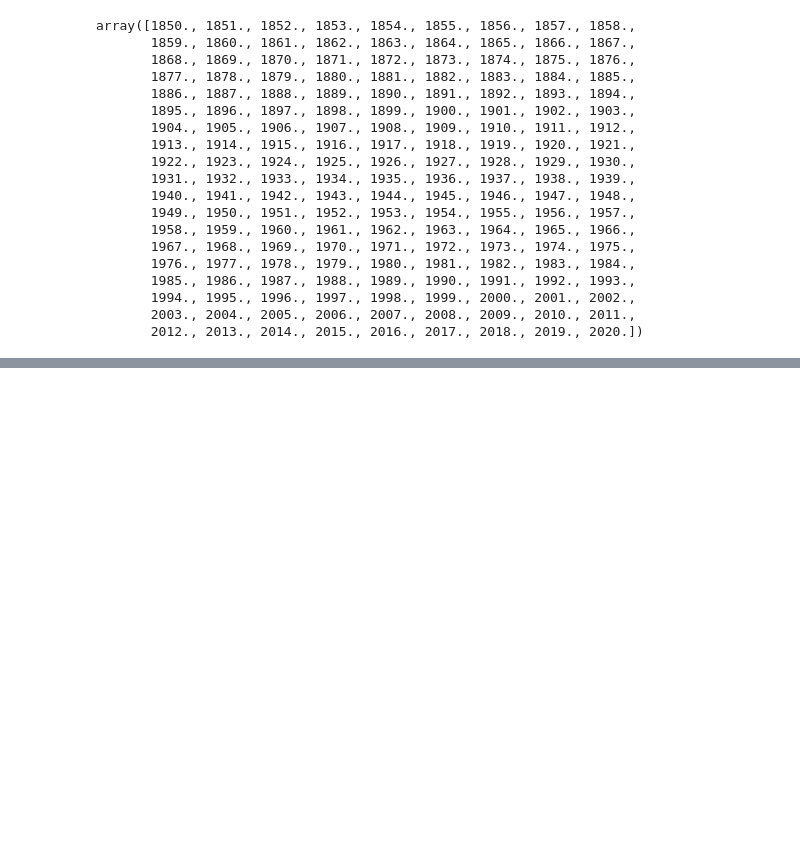
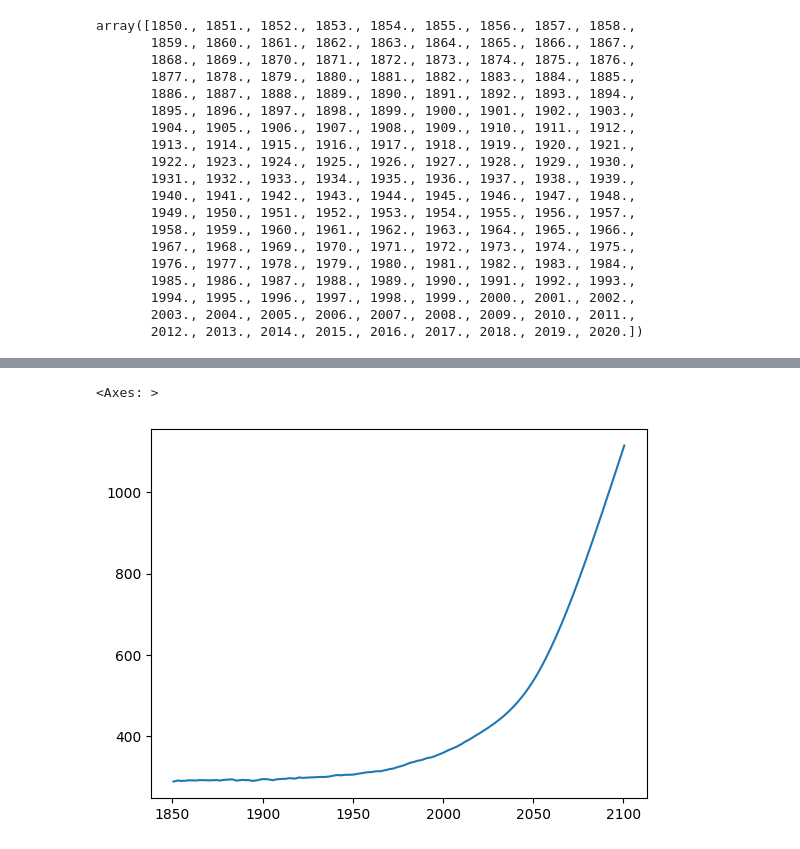
Before and after one commit to benmsanderson/esmperspective, a Jupyter notebook: plot_historical.ipynb, the cells around one changed output, grey strips where cells are left out. Cells and saved outputs as stored; diff of their text form; code cells hidden in the pictures; blank space fills up the shorter version.

```diff
--- a/plot_historical.ipynb
+++ b/plot_historical.ipynb
@@ -123,3 +123,29 @@ array([1850., 1851., 1852., 1853., 1854., 1855., 1856., 1857., 1858.,
        1994., 1995., 1996., 1997., 1998., 1999., 2000., 2001., 2002.,
        2003., 2004., 2005., 2006., 2007., 2008., 2009., 2010., 2011.,
        2012., 2013., 2014., 2015., 2016., 2017., 2018., 2019., 2020.])
+# %%
+c_fut=c.copy()
+c_fut.index=np.arange(2015.5,2180.5)
+c_fut[:]=np.nan
+
+c_fut['ACCESS-ESM1-5'][2050.5]=540
+c_fut['ACCESS-ESM1-5'][2080.5]=850
+c_fut['ACCESS-ESM1-5'][2100.5]=1115
+
+c_fut['MIROC-ES2L'][2050.5]=510
+c_fut['MIROC-ES2L'][2080.5]=790
+c_fut['MIROC-ES2L'][2100.5]=1005
+
+c_fut['MPI-ESM1-2-LR'][2050.5]=540
+c_fut['MPI-ESM1-2-LR'][2080.5]=850
+c_fut['MPI-ESM1-2-LR'][2100.5]=1090
+
+c_fut['CESM2'][2050.5]=560
+c_fut['CESM2'][2080.5]=820
+c_fut['CESM2'][2100.5]=1070
+
+c_fut['UKESM1-0-LL'][2050.5]=570
+c_fut['UKESM1-0-LL'][2080.5]=880
+c_fut['UKESM1-0-LL'][2100.5]=1170
+
+c_comb=pd.concat([c,c_fut])
@@ -212,0 +330,5 @@ fig.savefig('fig4.png', dpi=300)
+# %%
+c_comb['ACCESS-ESM1-5'].interpolate(method='cubic').plot()
+# %% [output]
+<Axes: >
+[figure, added]
```
Also changed, not shown: parts of 10 cells of this notebook, 7 other files.
